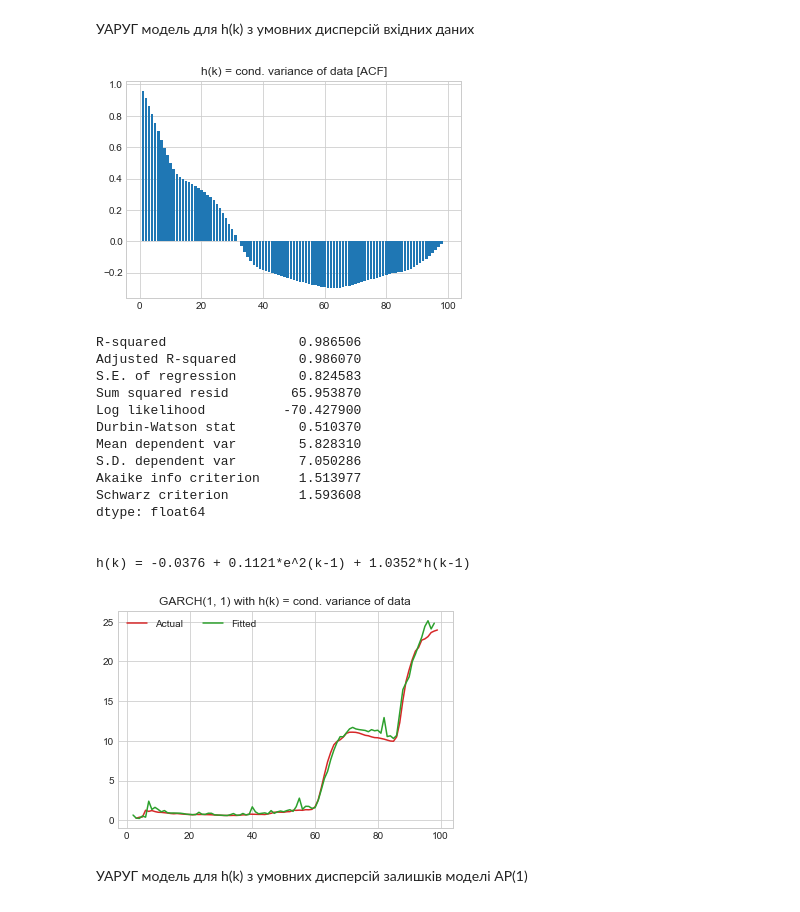
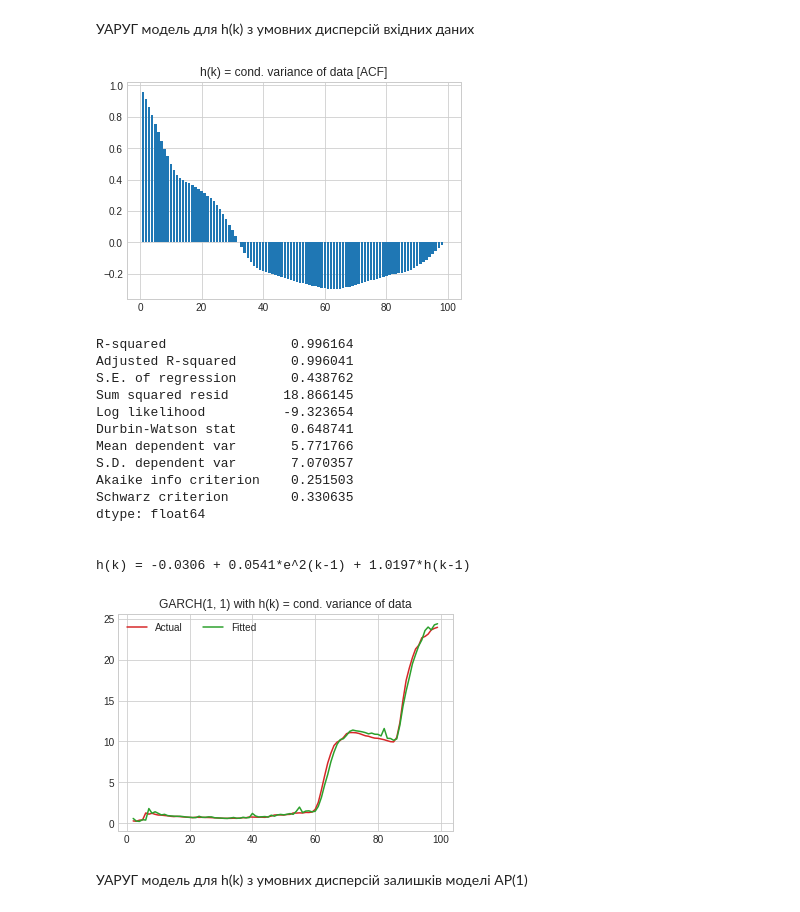
Before and after one commit to andrii0yerko/timeseries_iasa, a Jupyter notebook: lab5.ipynb, the cells around one changed output. Saved outputs shown, nothing was run; the diff lists cells and outputs as text; code cells hidden in the pictures.

```diff
--- a/lab5.ipynb
+++ b/lab5.ipynb
@@ -12,6 +12,6 @@ pd.options.display.float_format = '{:.6f}'.format
 # %% [markdown]
 ### Завантаження даних
 # %%
-data = pd.read_csv('./lab5_data/ARCH_01.DAT', squeeze=True, header=None, names=['ARCH'])
+data = pd.read_csv('./lab5_data/ARCH_01.dat', squeeze=True, header=None, names=['ARCH'])
 # %%
 print(f'Mean: {data.mean():.6f}\nStd: {data.std():.6f}')
@@ -155,23 +154,24 @@ def GARCH(eps2, h, pacf_tolerance=None):
     except ValueError:
         p = 0
     n = len(h)
-    X = np.ones((n, p+q+1))
     column_names = ['const']
+    for k in range(1, q+1):
+        column_names.append(f'e^2(k-{k})')
     for k in range(1, p+1):
-        column_names.append(f'e^2(k-{k})')
+        column_names.append(f'h(k-{k})')
+    Y = pd.DataFrame(columns=column_names)
     for k in range(1, q+1):
-        column_names.append(f'h(k-{k})')
-    Y = pd.DataFrame(X, columns=column_names)
+        Y.loc[:, f'e^2(k-{k})'] = eps2.shift(k)
     for k in range(1, p+1):
-        Y.loc[:, f'e^2(k-{k})'] = eps2.shift(k)
-    for k in range(1, q+1):
         Y.loc[:, f'h(k-{k})'] = h.shift(k)
+    Y['const'] = 1
     Y_np = Y.dropna().to_numpy()
-    actual = h[Y.dropna().index[0]:]
+    actual = h.iloc[-len(Y_np):]
     coefs = (np.linalg.pinv(Y_np.T @ Y_np) @ Y_np.T) @ actual
     fitted = Y.dropna() @ coefs
     return {'actual': actual,
             'fitted': fitted,
+            'Y': Y,
             'coefficients': coefs,
             'residuals': actual - fitted,
             'model_order': (p, q),
@@ -184,42 +184,42 @@ plt.bar(np.arange(h.index.start, h.index.stop), ACF(h))
 plt.title('h(k) = cond. variance of data [ACF]')
 plt.show()
 # %% [output]
-[figure, old version]
+[figure, new version]
 # %%
-garch_data = GARCH(resid2, CondVar(data))
+garch_data = GARCH(resid2, CondVar(data), pacf_tolerance=None)
 
 plt.plot(garch_data['actual'], label='Actual', color='tab:red')
 plt.plot(garch_data['fitted'], label='Fitted', color='tab:green')
 plt.legend(loc='upper left', ncol=2)
 plt.title(f'GARCH{garch_data["model_order"]} with h(k) = cond. variance of data')
 
 print(ARMAEstimation(garch_data['actual'].values, garch_data['fitted'].values, garch_data['model_order']))
 print('\n')
 
 p, q = garch_data['model_order']
 coef = garch_data['coefficients']
 eq = f'h(k) = {coef[0]:.4f} '
+for k in range(1, q+1):
+    eq += f'+ {coef[k]:.4f}*e^2(k-{k}) ' if coef[k]>=0 else f'- {-coef[k]:.4f}*e^2(k-{k}) '
 for k in range(1, p+1):
-    eq += f'+ {coef[k]:.4f}*e^2(k-{k}) ' if coef[k]>=0 else f'- {-coef[k]:.4f}*e^2(k-{k}) '
-for k in range(1, q+1):
-    eq += f'+ {coef[p+k]:.4f}*h(k-{k}) ' if coef[p+k]>=0 else f'- {-coef[p+k]:.4f}*h(k-{p+k}) '
+    eq += f'+ {coef[p+k]:.4f}*h(k-{k}) ' if coef[q+k]>=0 else f'- {-coef[q+k]:.4f}*h(k-{q+k}) '
 print(eq)
 # %% [output]
-R-squared                 0.986506
-Adjusted R-squared        0.986070
-S.E. of regression        0.824583
-Sum squared resid        65.953870
-Log likelihood          -70.427900
-Durbin-Watson stat        0.510370
-Mean dependent var        5.828310
-S.D. dependent var        7.050286
-Akaike info criterion     1.513977
-Schwarz criterion         1.593608
+R-squared                0.996164
+Adjusted R-squared       0.996041
+S.E. of regression       0.438762
+Sum squared resid       18.866145
+Log likelihood          -9.323654
+Durbin-Watson stat       0.648741
+Mean dependent var       5.771766
+S.D. dependent var       7.070357
+Akaike info criterion    0.251503
+Schwarz criterion        0.330635
 dtype: float64
 
 
-h(k) = -0.0376 + 0.1121*e^2(k-1) + 1.0352*h(k-1)
+h(k) = -0.0306 + 0.0541*e^2(k-1) + 1.0197*h(k-1)
-[figure, old version]
+[figure, new version]
 # %% [markdown]
 УАРУГ модель для h(k) з умовних дисперсій залишків моделі АР(1)
 # %%
```
Also changed, not shown: parts of 5 cells of this notebook.
